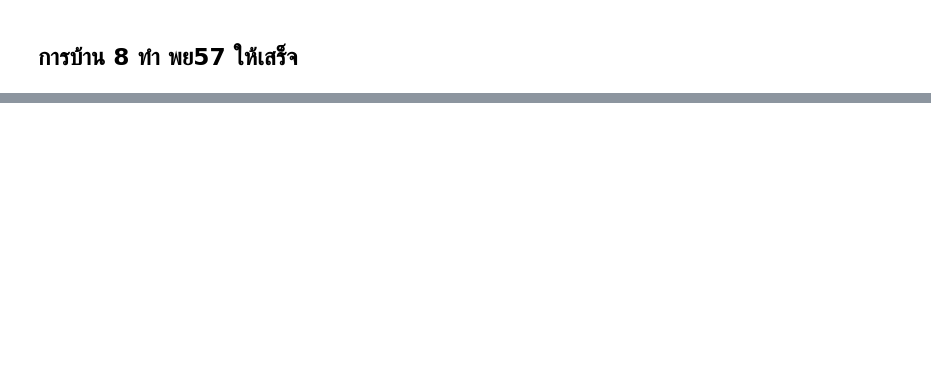
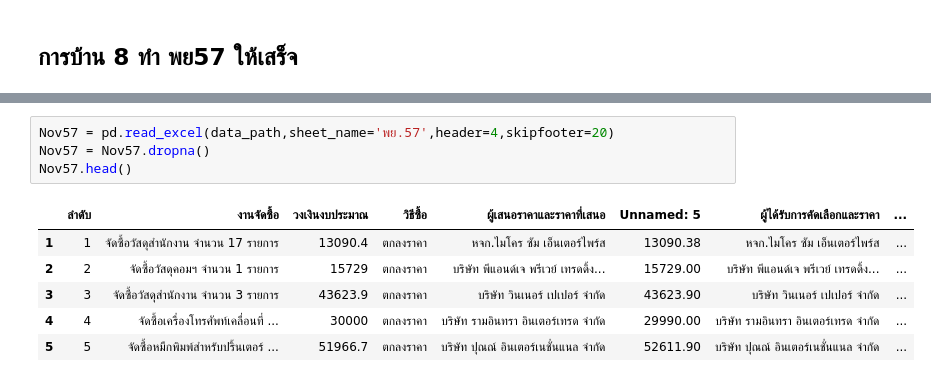
Before and after one commit to dinsor17/data_viz, a Jupyter notebook: Quiz3.ipynb, the cells around one changed output, grey strips where cells are left out. Drawn from its saved outputs; the diff is of its cells as text; blank space fills up the shorter version.

```diff
--- a/Quiz3.ipynb
+++ b/Quiz3.ipynb
@@ -17,0 +85,11 @@ oct57.rename(columns={'Unnamed: 5':'ราคาเสนอ','Unnamed: 7':'ร
+# %%
+Nov57 = pd.read_excel(data_path,sheet_name='พย.57',header=4,skipfooter=20)
+Nov57 = Nov57.dropna()
+Nov57.head()
+# %% [output]
+|  | ลำดับ | งานจัดซื้อ | วงเงินงบประมาณ | วิธีซื้อ | ผู้เสนอราคาและราคาที่เสนอ | Unnamed: 5 | ผู้ได้รับการคัดเลือกและราคา | ... |
+| 1 | 1 | จัดซื้อวัสดุสำนักงาน จำนวน 17 รายการ | 13090.4 | ตกลงราคา | หจก.ไมโคร ซัม เอ็นเตอร์ไพร์ส | 13090.38 | หจก.ไมโคร ซัม เอ็นเตอร์ไพร์ส | ... |
+| 2 | 2 | จัดซื้อวัสดุคอมฯ จำนวน 1 รายการ | 15729 | ตกลงราคา | บริษัท พีแอนด์เจ พรีเวย์ เทรดดิ้ง... | 15729.00 | บริษัท พีแอนด์เจ พรีเวย์ เทรดดิ้ง... | ... |
+| 3 | 3 | จัดซื้อวัสดุสำนักงาน จำนวน 3 รายการ | 43623.9 | ตกลงราคา | บริษัท วินเนอร์ เปเปอร์ จำกัด | 43623.90 | บริษัท วินเนอร์ เปเปอร์ จำกัด | ... |
+| 4 | 4 | จัดซื้อเครื่องโทรศัพท์เคลื่อนที่ ... | 30000 | ตกลงราคา | บริษัท รามอินทรา อินเตอร์เทรด จำกัด | 29990.00 | บริษัท รามอินทรา อินเตอร์เทรด จำกัด | ... |
+| 5 | 5 | จัดซื้อหมืกพิมพ์สำหรับปริ้นเตอร์ ... | 51966.7 | ตกลงราคา | บริษัท ปุณณ์ อินเตอร์เนชั่นแนล จำกัด | 52611.90 | บริษัท ปุณณ์ อินเตอร์เนชั่นแนล จำกัด | ... |
```
Also changed, not shown: parts of 9 cells of this notebook.
